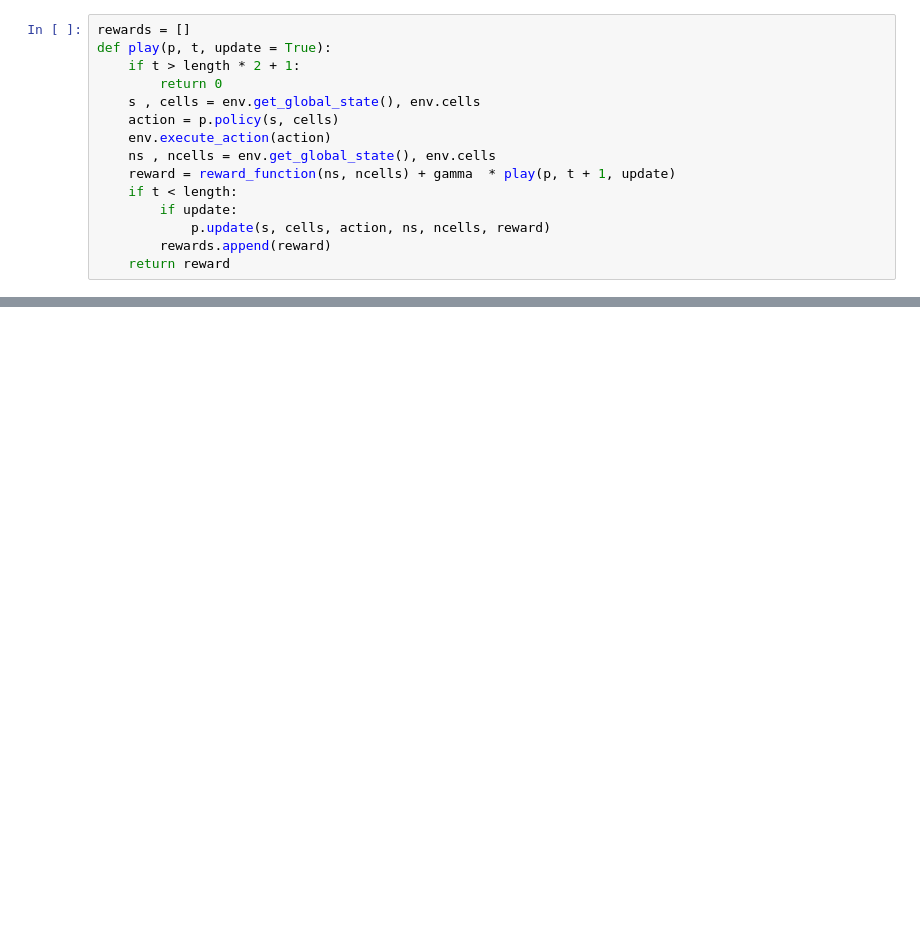
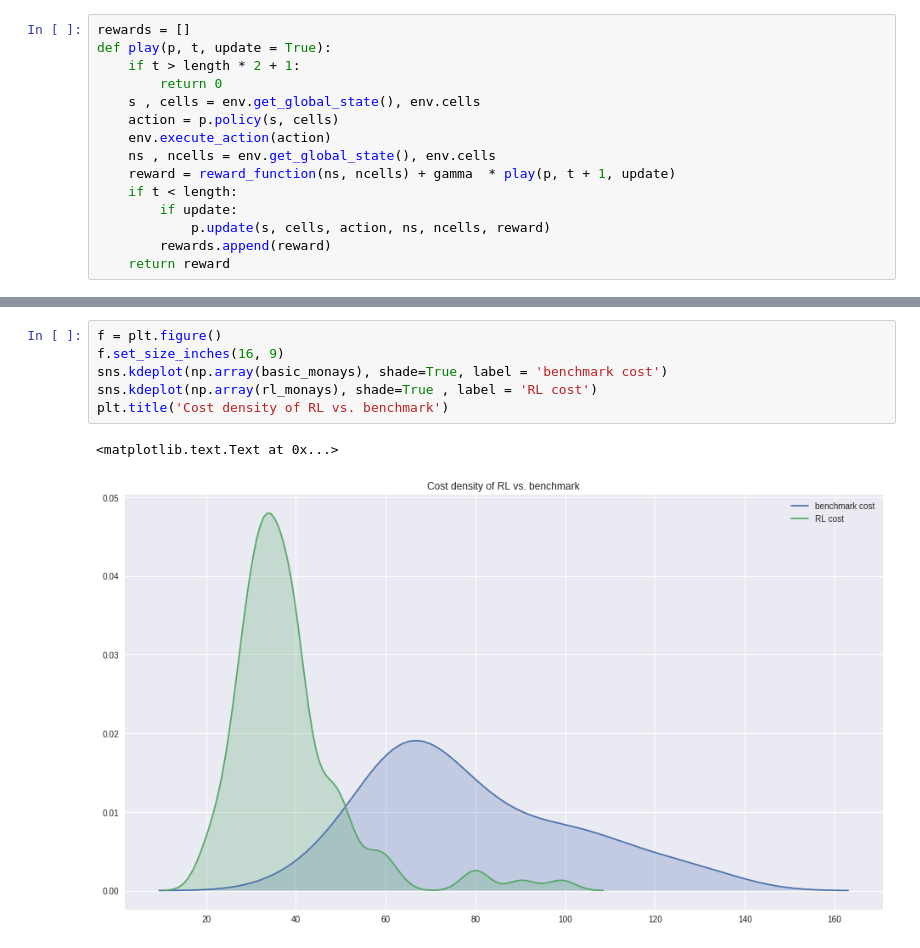
Before and after one commit to LPompe/thesis_demand_response, a Jupyter notebook: software/Untitled.ipynb, the cells around one changed output, grey strips where cells are left out. Saved outputs shown, nothing was run; the diff lists cells and outputs as text; blank space fills up the shorter version.

```diff
--- a/software/Untitled.ipynb
+++ b/software/Untitled.ipynb
@@ -91,0 +140,9 @@ p.epsilon
+# %%
+f = plt.figure()
+f.set_size_inches(16, 9)
+sns.kdeplot(np.array(basic_monays), shade=True, label = 'benchmark cost')
+sns.kdeplot(np.array(rl_monays), shade=True , label = 'RL cost')
+plt.title('Cost density of RL vs. benchmark')
+# %% [output]
+<matplotlib.text.Text at 0x...>
+[figure, added]
```
Also changed, not shown: parts of 22 cells of this notebook, 3 other files.
